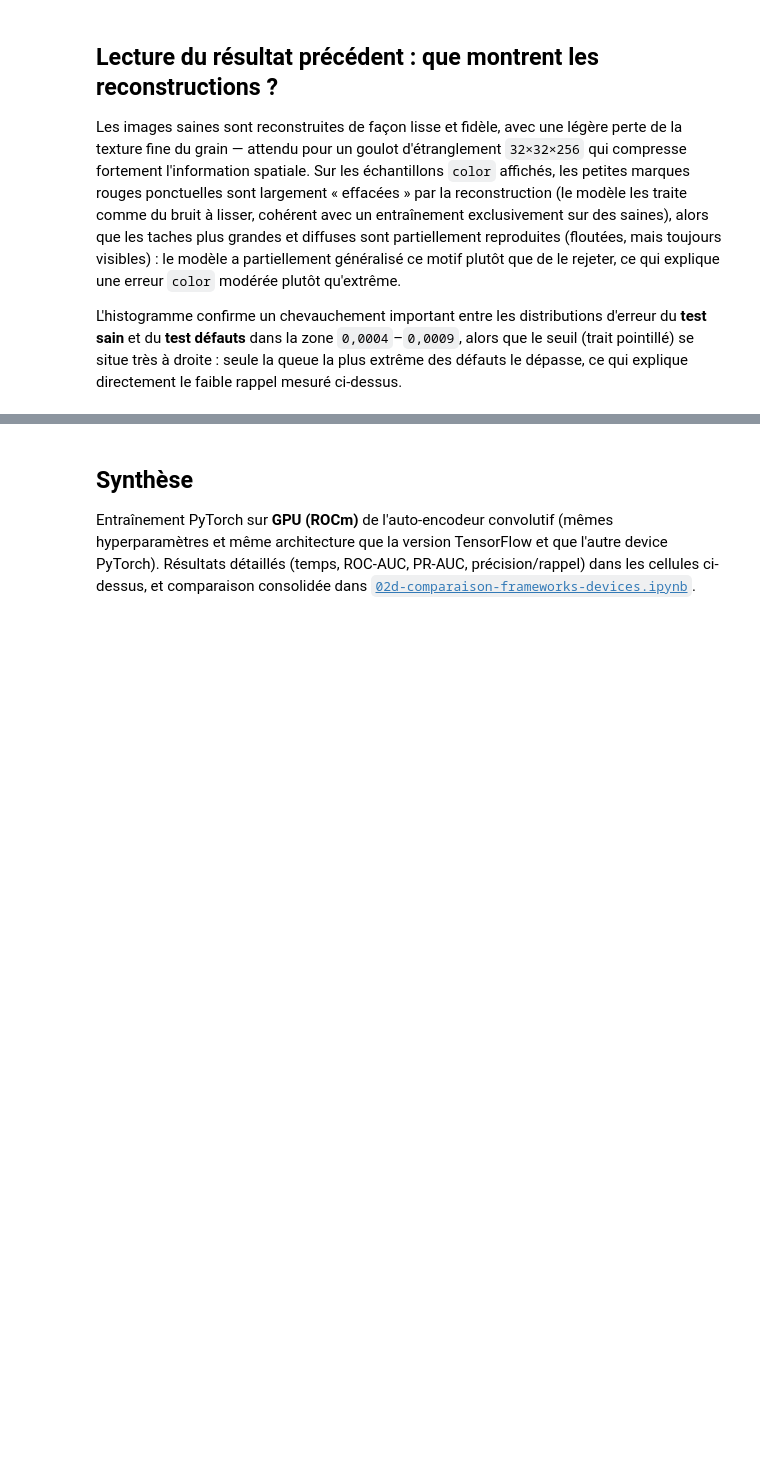
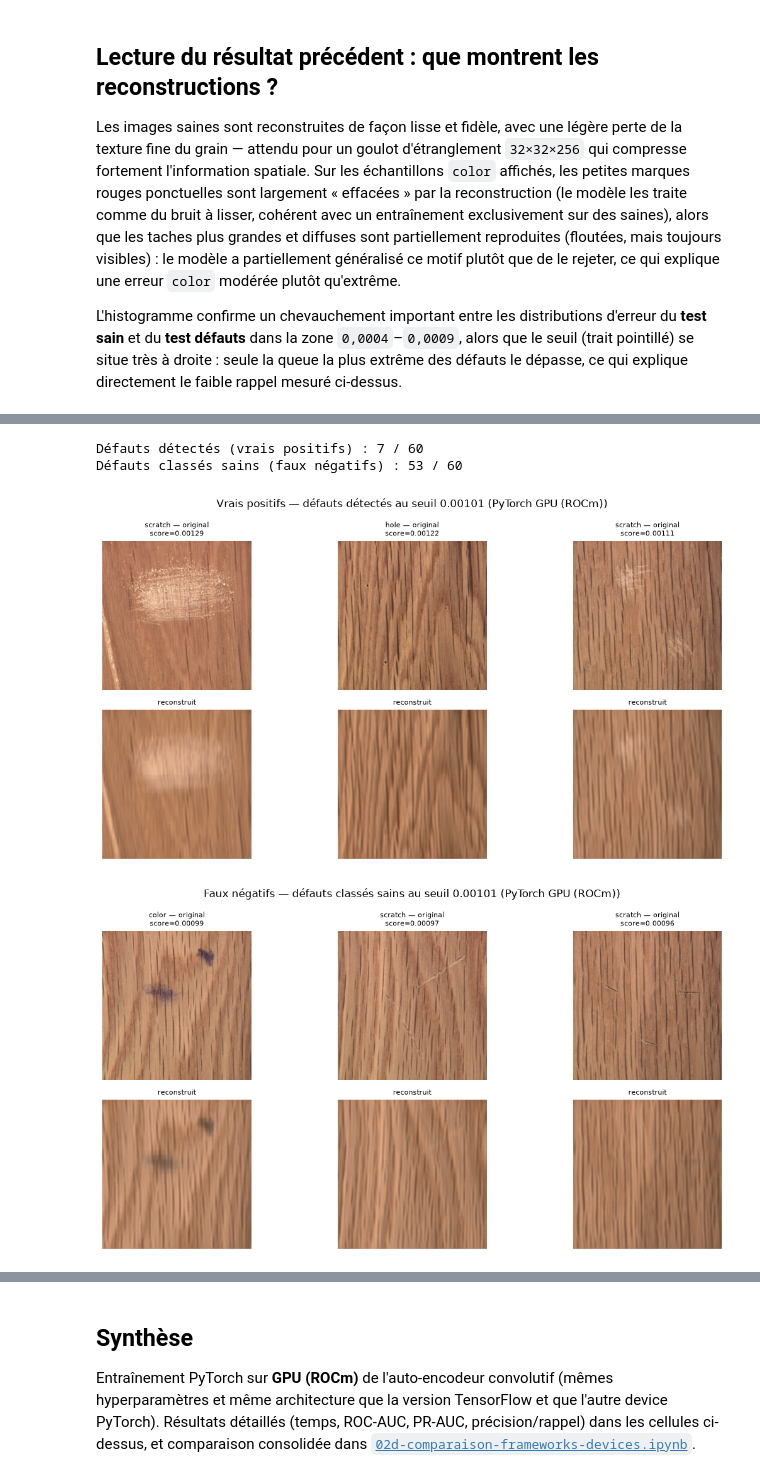
Before and after one commit to sekioa/indusense, a Jupyter notebook: notebooks/02-sprint-2/02-deep-learning-donnees/02c-autoencoder-pytorch-gpu.ipynb, the cells around one changed output, grey strips where cells are left out. Saved outputs shown, nothing was run; the diff lists cells and outputs as text; code cells hidden in the pictures; blank space fills up the shorter version.

```diff
--- a/notebooks/02-sprint-2/02-deep-learning-donnees/02c-autoencoder-pytorch-gpu.ipynb
+++ b/notebooks/02-sprint-2/02-deep-learning-donnees/02c-autoencoder-pytorch-gpu.ipynb
@@ -366,0 +381,45 @@ rappel mesuré ci-dessus.
+# %%
+predictions = (test_scores >= threshold).astype(int)
+test_group_names = np.array(
+    ['good'] * len(test_errors_by_group['good'])
+    + [defect for defect in defect_categories for _ in range(len(test_errors_by_group[defect]))]
+)
+test_images_concat = np.concatenate(
+    [test_images_by_group['good']] + [test_images_by_group[d] for d in defect_categories], axis=0
+)
+
+true_positive_indices = np.where((test_labels == 1) & (predictions == 1))[0]
+false_negative_indices = np.where((test_labels == 1) & (predictions == 0))[0]
+true_positive_indices = true_positive_indices[np.argsort(-test_scores[true_positive_indices])][:3]
+false_negative_indices = false_negative_indices[np.argsort(-test_scores[false_negative_indices])][:3]
+
+print(f'Défauts détectés (vrais positifs) : {int(((test_labels == 1) & (predictions == 1)).sum())} / {int((test_labels == 1).sum())}')
+print(f'Défauts classés sains (faux négatifs) : {int(((test_labels == 1) & (predictions == 0)).sum())} / {int((test_labels == 1).sum())}')
+
+
+def plot_detections(indices, title):
+    if len(indices) == 0:
+        print(f'{title} : aucune image (0 cas au seuil retenu).')
+        return
+    imgs = test_images_concat[indices]
+    reconstructed = reconstruct(imgs, model, device)
+    fig, axes = plt.subplots(2, len(indices), figsize=(4 * len(indices), 6), squeeze=False)
+    for col, idx in enumerate(indices):
+        axes[0, col].imshow(np.clip(imgs[col], 0, 1))
+        axes[0, col].set_title(f'{test_group_names[idx]} — original\nscore={test_scores[idx]:.5f}', fontsize=8)
+        axes[0, col].axis('off')
+        axes[1, col].imshow(np.clip(reconstructed[col], 0, 1))
+        axes[1, col].set_title('reconstruit', fontsize=8)
+        axes[1, col].axis('off')
+    fig.suptitle(title)
+    plt.tight_layout()
+    plt.show()
+
+
+plot_detections(true_positive_indices, f'Vrais positifs — défauts détectés au seuil {threshold:.5f} (PyTorch GPU (ROCm))')
+plot_detections(false_negative_indices, f'Faux négatifs — défauts classés sains au seuil {threshold:.5f} (PyTorch GPU (ROCm))')
+# %% [output]
+Défauts détectés (vrais positifs) : 7 / 60
+Défauts classés sains (faux négatifs) : 53 / 60
+[figure, added]
+[figure, added]
```
Also changed, not shown: parts of 5 cells of this notebook, 8 other files.
